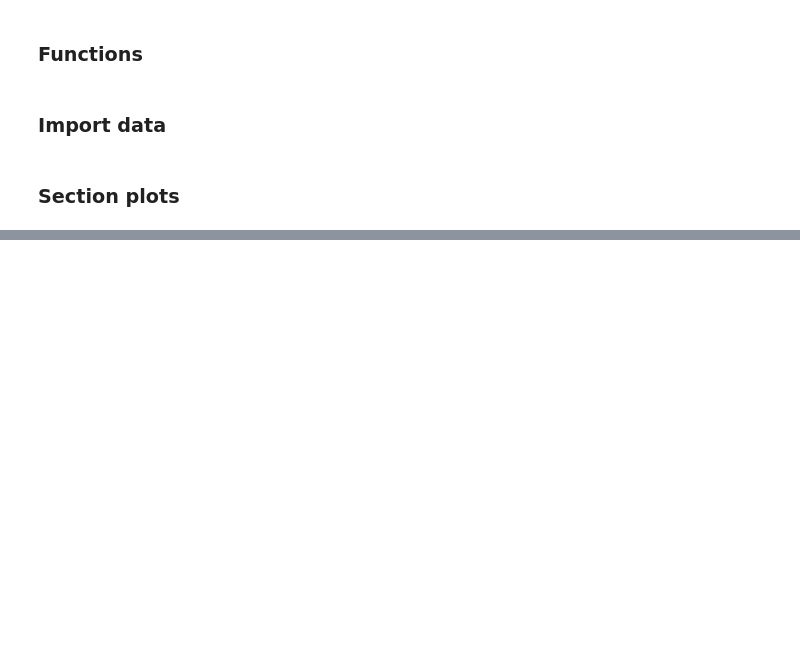
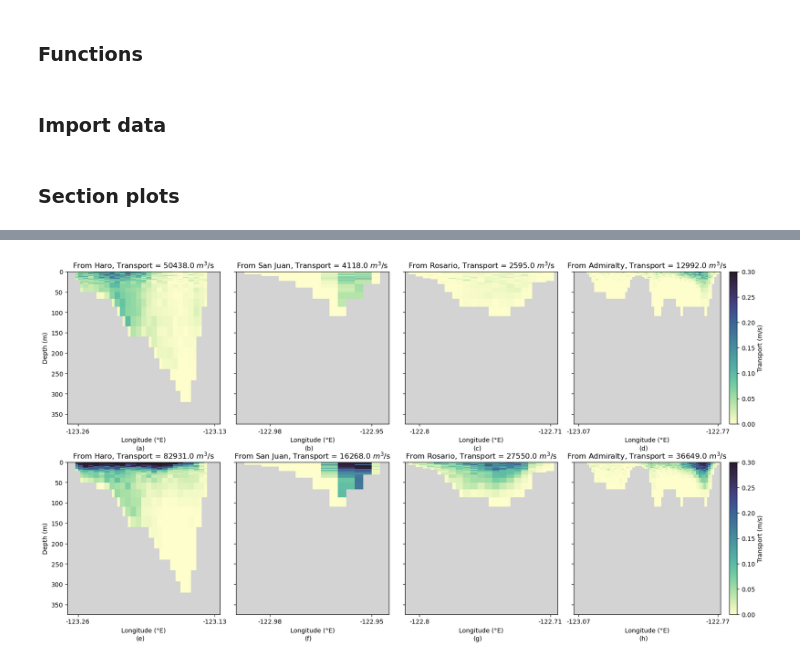
Before and after one commit to SalishSeaCast/analysis-camryn, a Jupyter notebook: Ariane/sum_wint_sectionplots.ipynb, the cells around one changed output, grey strips where cells are left out. Cells and saved outputs as stored; diff of their text form; code cells hidden in the pictures; blank space fills up the shorter version.

```diff
--- a/Ariane/sum_wint_sectionplots.ipynb
+++ b/Ariane/sum_wint_sectionplots.ipynb
@@ -309,0 +359,61 @@ fig.savefig('/ocean/cstang/MOAD/analysis-camryn/Figures/forwardVS_section.png',b
+# %%
+#VicSill to Haro
+harobvs = get_secdata(data_dict['databvs'],6)
+rosbvs = get_secdata(data_dict['databvs'],4)
+admbvs = get_secdata(data_dict['databvs'],2)
+sjcbvs = get_secdata(data_dict['databvs'],5)
+
+#In summer
+harobvs_jul = get_secdata(data_dict['databvs07'],6)
+rosbvs_jul = get_secdata(data_dict['databvs07'],4)
+admbvs_jul = get_secdata(data_dict['databvs07'],2)
+sjcbvs_jul = get_secdata(data_dict['databvs07'],5)
+
+section_transpbvs = []
+section_transpbvs_jul = []
+
+for section in sectionnum:
+    section_transpbvs.append(get_datat(data_dict['databvs'],section,starttime,endtime))
+    section_transpbvs_jul.append(get_datat(data_dict['databvs07'],section,starttime,endtime))
+
+
+title = f'From Haro, Transport = {np.round(section_transpbvs[5],0)} $m^3$/s'
+title2 = f'From San Juan, Transport = {np.round(section_transpbvs[4],0)} $m^3$/s'
+title3 = f'From Rosario, Transport = {np.round(section_transpbvs[3],0)} $m^3$/s'
+title4 = f'From Admiralty, Transport = {np.round(section_transpbvs[1],0)} $m^3$/s'
+time = 168
+
+fig,[[ax1,ax2,ax3,ax4],[ax5,ax6,ax7,ax8]] = plt.subplots(2,4,figsize=(20,10),gridspec_kw={'width_ratios':[1,1,1,1.2]})
+
+plotCS(ax1,harobvs['final_lon'],harobvs['final_z'],harobvs['final_transp'],lonWharo,lonEharo,latharo,38,0.3,time,title,False,True)
+plotCS(ax2,sjcbvs['final_lon'],sjcbvs['final_z'],sjcbvs['final_transp'],lonWsjc,lonEsjc,latsjc,38,0.3,time,title2,False,False)
+plotCS(ax3,rosbvs['final_lon'],rosbvs['final_z'],rosbvs['final_transp'],lonWros,lonEros,latros,38,0.3,time,title3,False,False)
+plotCS(ax4,admbvs['final_lon'],admbvs['final_z'],admbvs['final_transp'],lonWadm,lonEadm,latadm,38,0.3,time,title4,True,False)
+# plotCS2(ax2,sjcfvs['final_lon'],sjcfvs['final_z'],sjcfvs['final_transp'],lonWsjc,lonEsjc,latsjc,38,0.3,time,title,True,True);
+
+ax1.text(0.45, -0.17, "(a)", transform=ax1.transAxes)
+ax2.text(0.45, -0.17, "(b)", transform=ax2.transAxes)
+ax3.text(0.45, -0.17, "(c)", transform=ax3.transAxes)
+ax4.text(0.45, -0.17, "(d)", transform=ax4.transAxes)
+
+title = f'From Haro, Transport = {np.round(section_transpbvs_jul[5],0)} $m^3$/s'
+title2 = f'From San Juan, Transport = {np.round(section_transpbvs_jul[4],0)} $m^3$/s'
+title3 = f'From Rosario, Transport = {np.round(section_transpbvs_jul[3],0)} $m^3$/s'
+title4 = f'From Admiralty, Transport = {np.round(section_transpbvs_jul[1],0)} $m^3$/s'
+
+plotCS(ax5,harobvs_jul['final_lon'],harobvs_jul['final_z'],harobvs_jul['final_transp'],lonWharo,lonEharo,latharo,38,0.3,time,title,False,True)
+plotCS(ax6,sjcbvs_jul['final_lon'],sjcbvs_jul['final_z'],sjcbvs_jul['final_transp'],lonWsjc,lonEsjc,latsjc,38,0.3,time,title2,False,False)
+plotCS(ax7,rosbvs_jul['final_lon'],rosbvs_jul['final_z'],rosbvs_jul['final_transp'],lonWros,lonEros,latros,38,0.3,time,title3,False,False)
+plotCS(ax8,admbvs_jul['final_lon'],admbvs_jul['final_z'],admbvs_jul['final_transp'],lonWadm,lonEadm,latadm,38,0.3,time,title4,True,False)
+# plotCS2(ax2,sjcfvs['final_lon'],sjcfvs['final_z'],sjcfvs['final_transp'],lonWsjc,lonEsjc,latsjc,38,0.3,time,title,True,True);
+
+ax5.text(0.45, -0.17, "(e)", transform=ax5.transAxes)
+ax6.text(0.45, -0.17, "(f)", transform=ax6.transAxes)
+ax7.text(0.45, -0.17, "(g)", transform=ax7.transAxes)
+ax8.text(0.45, -0.17, "(h)", transform=ax8.transAxes)
+
+fig.subplots_adjust(wspace=0.1, hspace=0.25)
+
+fig.savefig('/ocean/cstang/MOAD/analysis-camryn/Figures/backwardVS_section.png',bbox_inches='tight')
+# %% [output]
+[figure, added]
```
Also changed, not shown: parts of 19 cells of this notebook.
